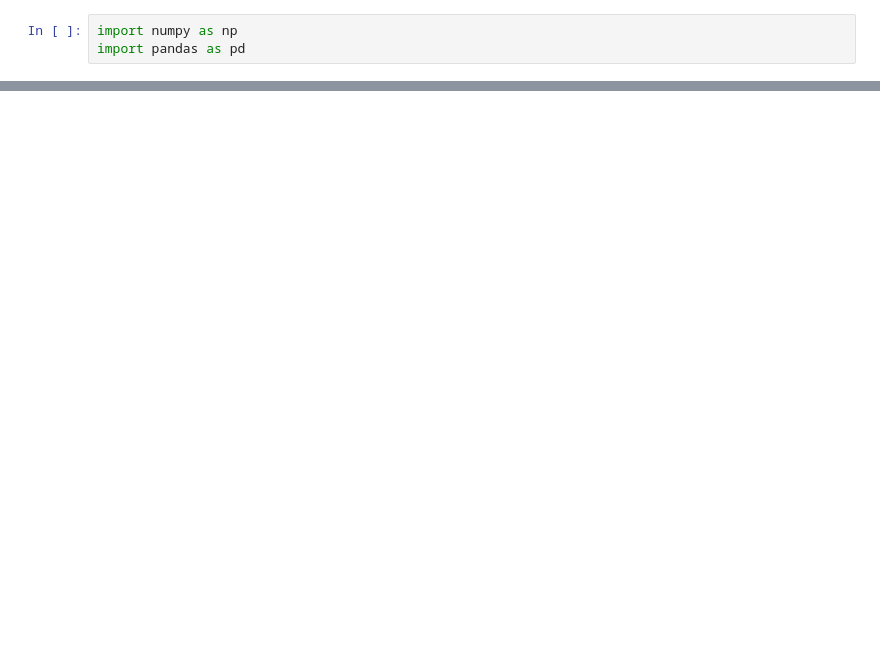
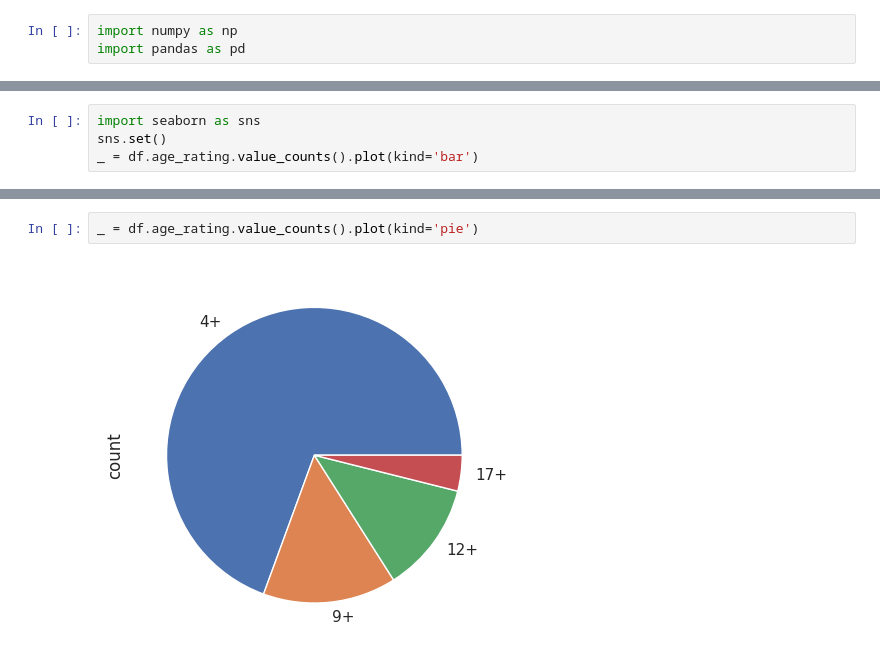
Before and after one commit to aga5711/data-science-kurs, a Jupyter notebook: kurs_pandas_google_app_store.ipynb, the cells around one changed output, grey strips where cells are left out. Saved outputs shown, nothing was run; the diff lists cells and outputs as text; blank space fills up the shorter version.

```diff
--- a/kurs_pandas_google_app_store.ipynb
+++ b/kurs_pandas_google_app_store.ipynb
@@ -107,0 +185,4 @@ df
+# %%
+import seaborn as sns
+sns.set()
+_ = df.age_rating.value_counts().plot(kind='bar')
@@ -107,0 +191,4 @@ df
+# %%
+_ = df.age_rating.value_counts().plot(kind='pie')
+# %% [output]
+[figure, added]
```
Also changed, not shown: parts of 45 cells of this notebook.
